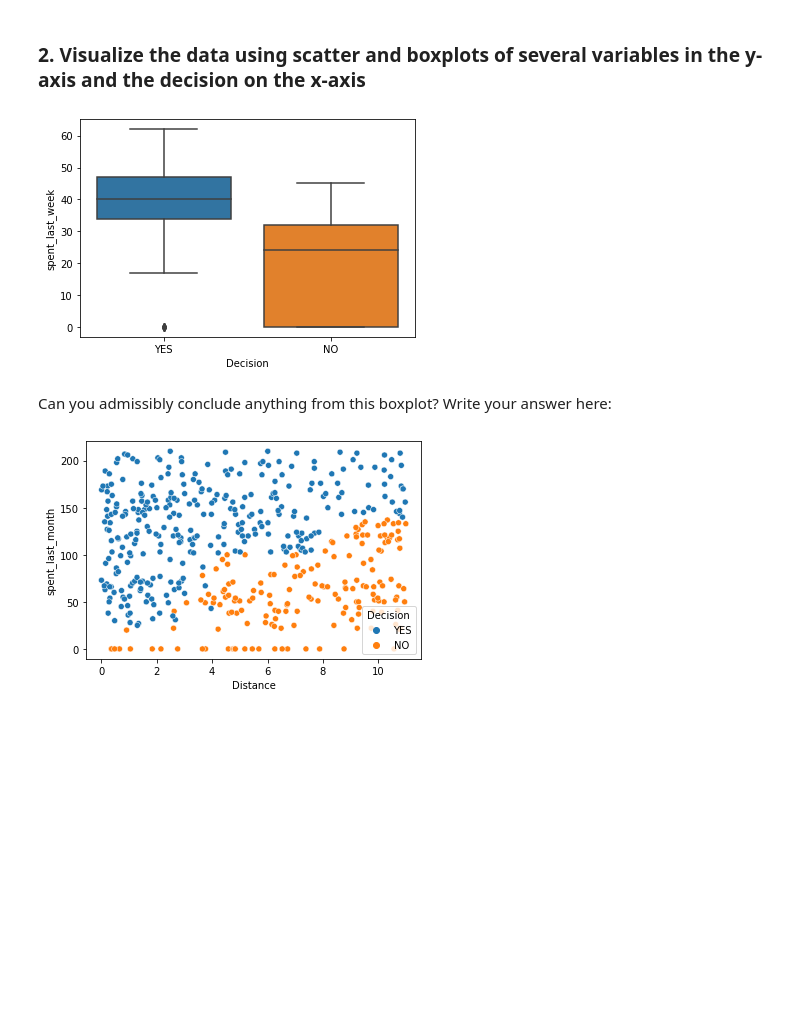
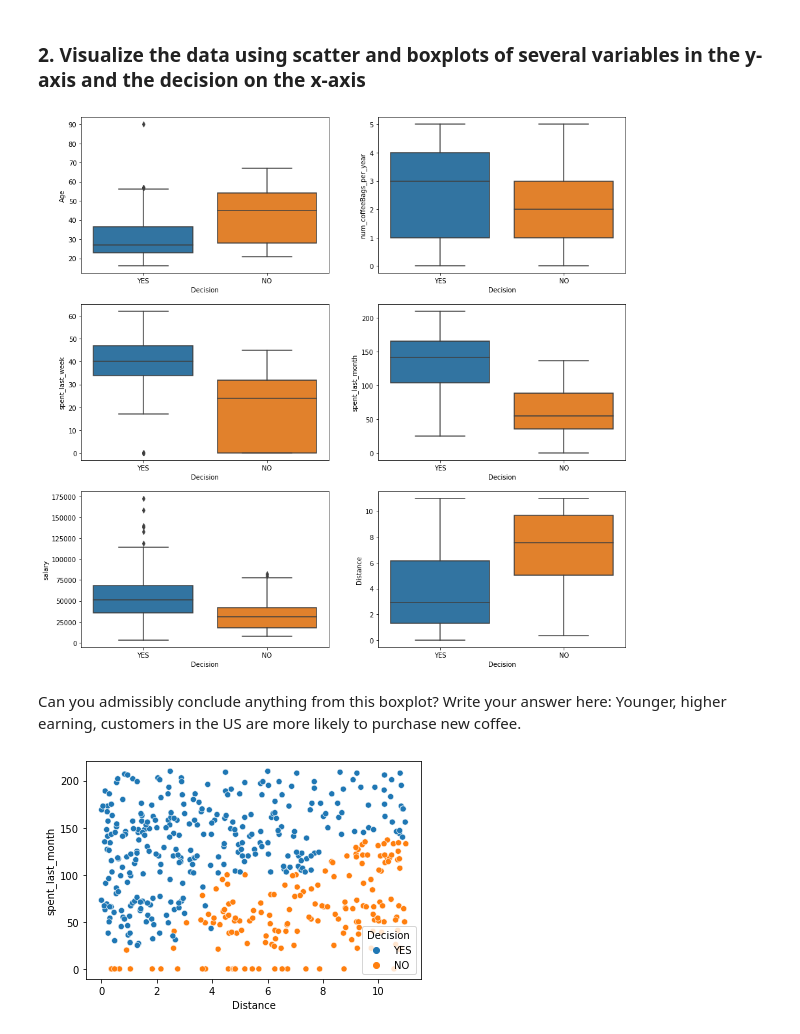
Before and after one commit to jdc17/Data-Science-Career-Track, a Jupyter notebook: Springboard Decision Tree Specialty Coffee Case Study - Tier 3 - jdc.ipynb, the cells around one changed output. Drawn from its saved outputs; the diff is of its cells as text; code cells hidden in the pictures; blank space fills up the shorter version.

```diff
--- a/Springboard Decision Tree Specialty Coffee Case Study - Tier 3 - jdc.ipynb
+++ b/Springboard Decision Tree Specialty Coffee Case Study - Tier 3 - jdc.ipynb
@@ -246,15 +246,30 @@ NOPrediction.describe()
 | max | 90.000000 | 5.000000 | 62.000000 | 210.000000 | 172658.000000 | 10.986203 | 1.000000 |
 # %% [markdown]
 ### 2. Visualize the data using scatter and boxplots of several variables in the y-axis and the decision on the x-axis
-# %%
-# Exploring our new NOPrediction dataset
-# Make a boxplot on NOPrediction where the x axis is Decision, and the y axis is spent_last_week
-sns.boxplot(x='Decision',y='spent_last_week',data=NOPrediction)
-plt.show()
-# %% [output]
-[figure, removed]
+# %%
+# Exploring our new NOPrediction dataset
+# Make a boxplot on NOPrediction where the x axis is Decision, and the y axis is spent_last_week
+from matplotlib.pyplot import figure
+
+fig, axes = plt.subplots(nrows=3, ncols=2)
+
+fig.set_figheight(15)
+fig.set_figwidth(15)
+
+sns.boxplot(x='Decision',y='Age',data=NOPrediction,ax=axes[0,0])
+sns.boxplot(x='Decision',y='num_coffeeBags_per_year',data=NOPrediction,ax=axes[0,1])
+sns.boxplot(x='Decision',y='spent_last_week',data=NOPrediction,ax=axes[1,0])
+sns.boxplot(x='Decision',y='spent_last_month',data=NOPrediction,ax=axes[1,1])
+sns.boxplot(x='Decision',y='salary',data=NOPrediction,ax=axes[2,0])
+sns.boxplot(x='Decision',y='Distance',data=NOPrediction,ax=axes[2,1])
+#sns.boxplot(x='Decision',y='Online',data=NOPrediction,ax=axes[3,0])
+#fig.delaxes(axes[3][1])
+plt.show()
+# %% [output]
+[figure, added]
 # %% [markdown]
 Can you admissibly conclude anything from this boxplot? Write your answer here:
+Younger, higher earning, customers in the US are more likely to purchase new coffee.
 # %%
 # Make a scatterplot on NOPrediction, where x is distance, y is spent_last_month and hue is Decision
 sns.scatterplot(x='Distance',y='spent_last_month',data=NOPrediction, hue='Decision')
```
Also changed, not shown: parts of 1 cell of this notebook.
